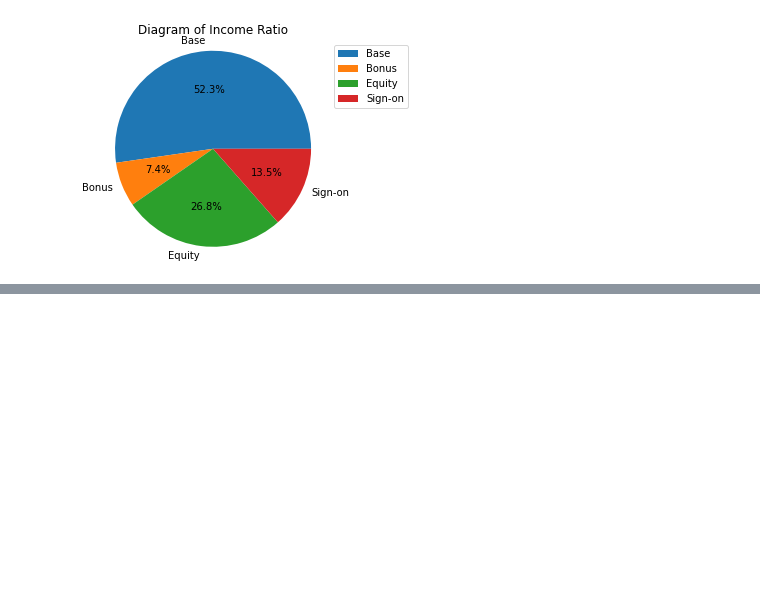
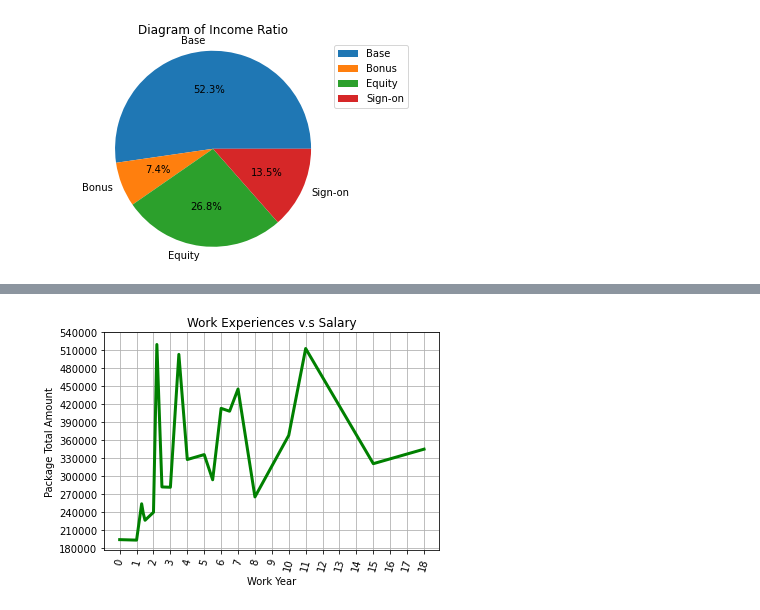
Before and after one commit to dorothyjx/damg-6105-Final-Project, a Jupyter notebook: project_final.ipynb, the cells around one changed output, grey strips where cells are left out. Saved outputs shown, nothing was run; the diff lists cells and outputs as text; code cells hidden in the pictures; blank space fills up the shorter version.

Commit message:
adding work experience v.s income, line chart

```diff
--- a/project_final.ipynb
+++ b/project_final.ipynb
@@ -260,0 +267,14 @@ salaryInfo
+# %%
+# Data Cleaning 6
+# Working Experience included Y, y, k, and " y".  Need to clean to "ny".
+
+def y(row):
+    we = row["Working Experience"]
+    we = we.replace(" ", "")
+    if we.endswith("Y") or we.endswith("k"):
+        we = we[: len(we) - 1] + 'y'
+
+    return we
+
+salaryInfo["Working Experience"] = salaryInfo.apply(y, axis=1)
+salaryInfo
@@ -473,0 +507,32 @@ fig.savefig('./figures/JobSalary.png', bbox_inches='tight')
+# %%
+# Working Experience v.s. Salary
+# Expected to be a line chart or scattered dots
+we = salaryInfo[salaryInfo["Full Time/Intern"] == "full"]
+we = salaryInfo['Working Experience'].unique()
+we = sorted(we)
+average_y = salaryInfo.groupby('Working Experience').Total.mean()
+work_salary = []
+wy = []
+ws = []
+for y, s in zip(*(we, average_y)):
+    y = float(y[:len(y) - 1])
+    s = float(format(s, ".2f"))
+    work_salary.append((y, s))
+work_salary = sorted(work_salary, key = lambda x:x[0])
+
+for w in work_salary:
+    wy.append(w[0])
+    ws.append(w[1])
+
+fig = plt.figure()
+plt.plot(wy, ws,'g',linewidth = 3)
+plt.title('Work Experiences v.s Salary')
+plt.xlabel("Work Year")
+plt.ylabel("Package Total Amount")
+x_tix = np.arange(0,19)
+plt.xticks(x_tix, rotation=75)
+y_tix = np.arange(180000,550000, 30000)
+plt.yticks(y_tix)
+plt.grid()
+# %% [output]
+[figure, added]
```
Also changed, not shown: parts of 13 cells of this notebook, 1 other file.
